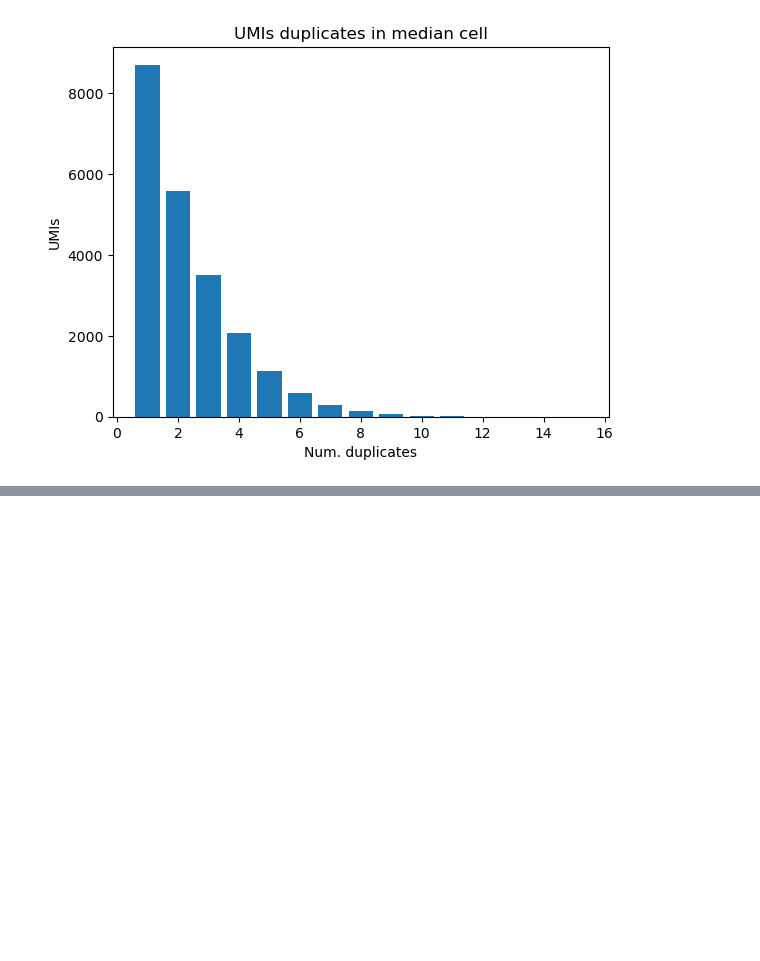
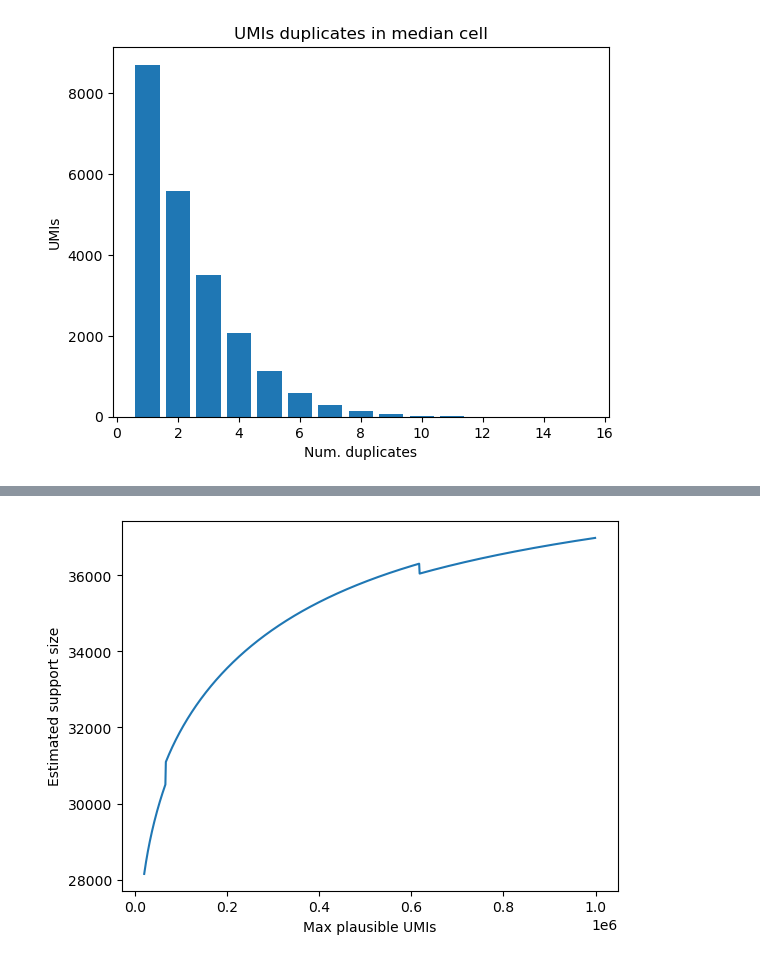
Before and after one commit to jkoubele/phd-stuff, a Jupyter notebook: 02_power_analysis/Usable_UMIs_amount_estimation.ipynb, the cells around one changed output, grey strips where cells are left out. Drawn from its saved outputs; the diff is of its cells as text; code cells hidden in the pictures; blank space fills up the shorter version.

Commit message:
Adding requirements.txt and estimating support size.

```diff
--- a/02_power_analysis/Usable_UMIs_amount_estimation.ipynb
+++ b/02_power_analysis/Usable_UMIs_amount_estimation.ipynb
@@ -155,0 +172,12 @@ Number of UMIs in median cell: 22102.0
+# %%
+fingerprint = [[key, value] for key, value in median_cell_duplicate_counter.items() if value > 0]
+
+k_values = np.arange(20_000, 1000_000, 1000)
+estimated_support_sizes = [Support(pmin=1/k).estimate(fingerprint) for k in k_values]
+plt.plot(k_values, estimated_support_sizes)
+plt.xlabel('Max plausible UMIs')
+plt.ylabel('Estimated support size')
+plt.savefig('estimated_support_size_vs_max_plausible_size.png')
+plt.show()
+# %% [output]
+[figure, added]
```
Also changed, not shown: parts of 8 cells of this notebook, 1 other file.
